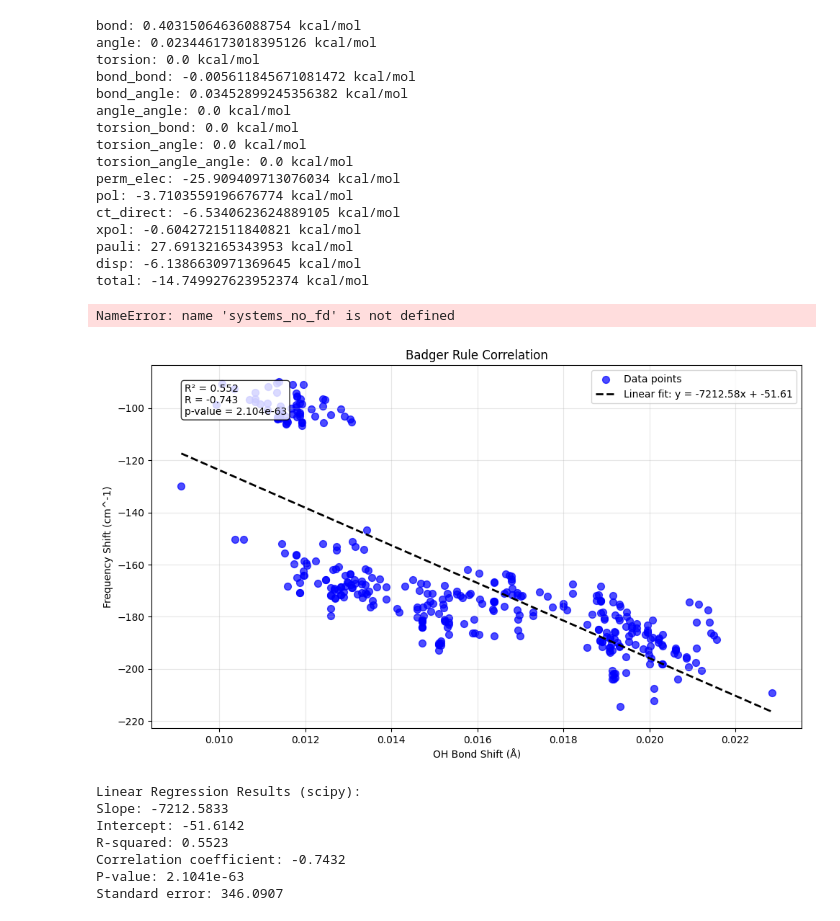
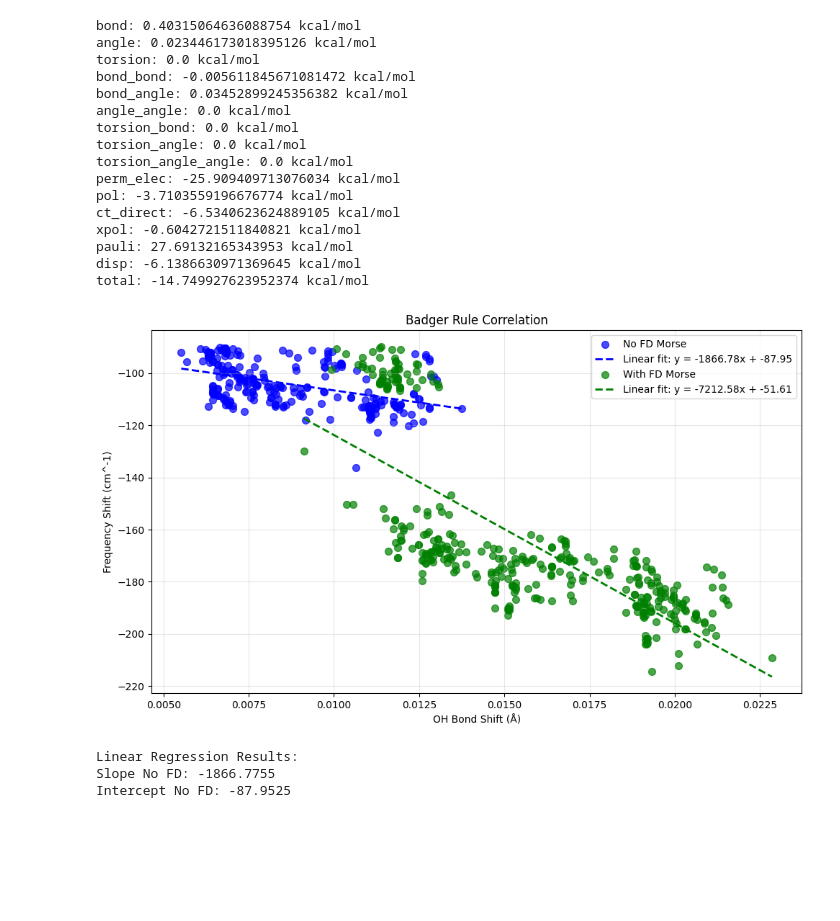
Before and after one commit to Ericwang6/pyCMM, a Jupyter notebook: notebooks/water_cluster_analysis.ipynb, the cells around one changed output. Cells and saved outputs as stored; diff of their text form; code cells hidden in the pictures; blank space fills up the shorter version.

Commit message:
updated fd morse plot

```diff
--- a/notebooks/water_cluster_analysis.ipynb
+++ b/notebooks/water_cluster_analysis.ipynb
@@ -158,8 +156,8 @@ def compute_hbond_distance_freq_correlation_for_ref_clusters(systems, optimized_
 
         dist_vecs = H_atoms_hbond_only[:, np.newaxis, :] - O_atoms[np.newaxis, :, :]
         OH_hbond_dists = np.array([np.min(np.linalg.norm(dist_vecs[i], axis=1)) for i in range(dist_vecs.shape[0])])
-        OH_hbond_dists_sorted = np.sort(OH_hbond_dists)[::-1]
-        all_dists.append(OH_hbond_dists_sorted)
+        #OH_hbond_dists_sorted = np.sort(OH_hbond_dists)[::-1]
+        all_dists.append(OH_hbond_dists)#_sorted)
         all_freqs.append(hbond_freqs.numpy())
     return np.concatenate(all_dists), np.concatenate(all_freqs)
 # %%
@@ -168,6 +166,4 @@ all_dists_no_fd, all_freqs_no_fd = compute_hbond_distance_freq_correlation_for_r
 
 opt_coords_path_with_fd = os.path.join(os.path.abspath(''), 'reference_opt_cmm_with_fd_morse.xyz')
 all_dists_with_fd, all_freqs_with_fd = compute_hbond_distance_freq_correlation_for_ref_clusters(systems_with_fd, opt_coords_path_with_fd)
-# %% [output]
-NameError: name 'systems_no_fd' is not defined
 # %%
@@ -215,11 +219,7 @@ def plot_badger_rule_correlation(r_hbond, freqs_hbond, title="Badger Rule Correl
-# %%
-plot_badger_rule_correlation(np.concatenate(all_dists), np.concatenate(all_freqs))
-# %% [output]
-[figure, removed]
-Linear Regression Results (scipy):
-Slope: -7212.5833
-Intercept: -51.6142
-R-squared: 0.5523
-Correlation coefficient: -0.7432
-P-value: 2.1041e-63
-Standard error: 346.0907
+# %%
+plot_badger_rule_correlation(all_dists_no_fd, all_freqs_no_fd, all_dists_with_fd, all_freqs_with_fd)
+# %% [output]
+[figure, added]
+Linear Regression Results:
+Slope No FD: -1866.7755
+Intercept No FD: -87.9525
```
Also changed, not shown: parts of 3 cells of this notebook.
